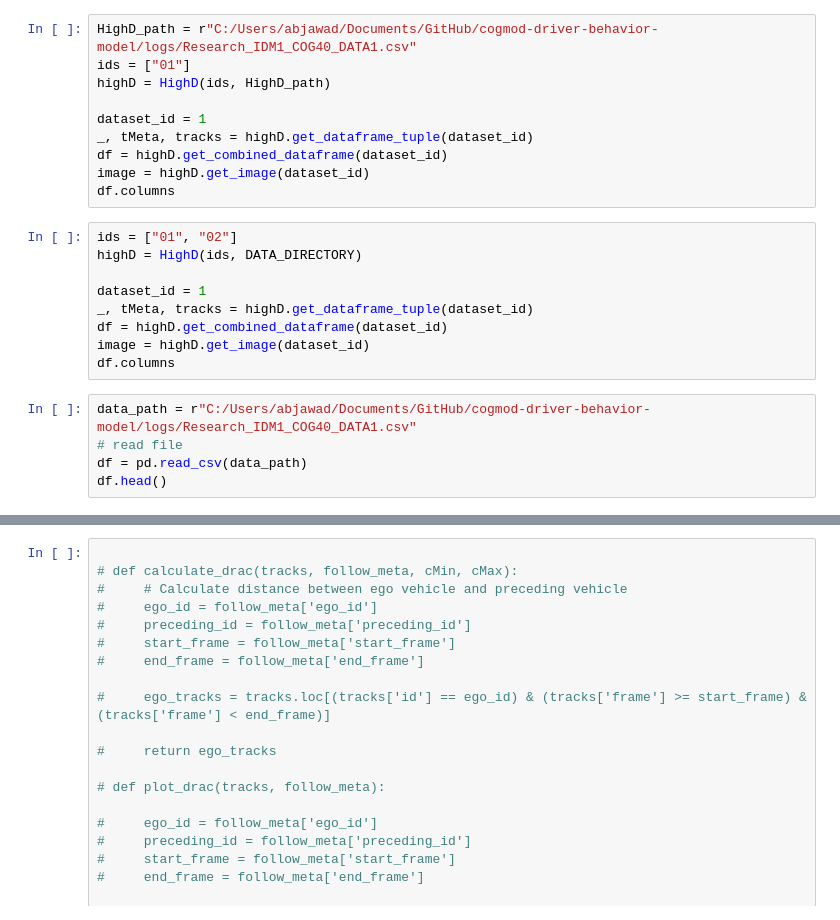
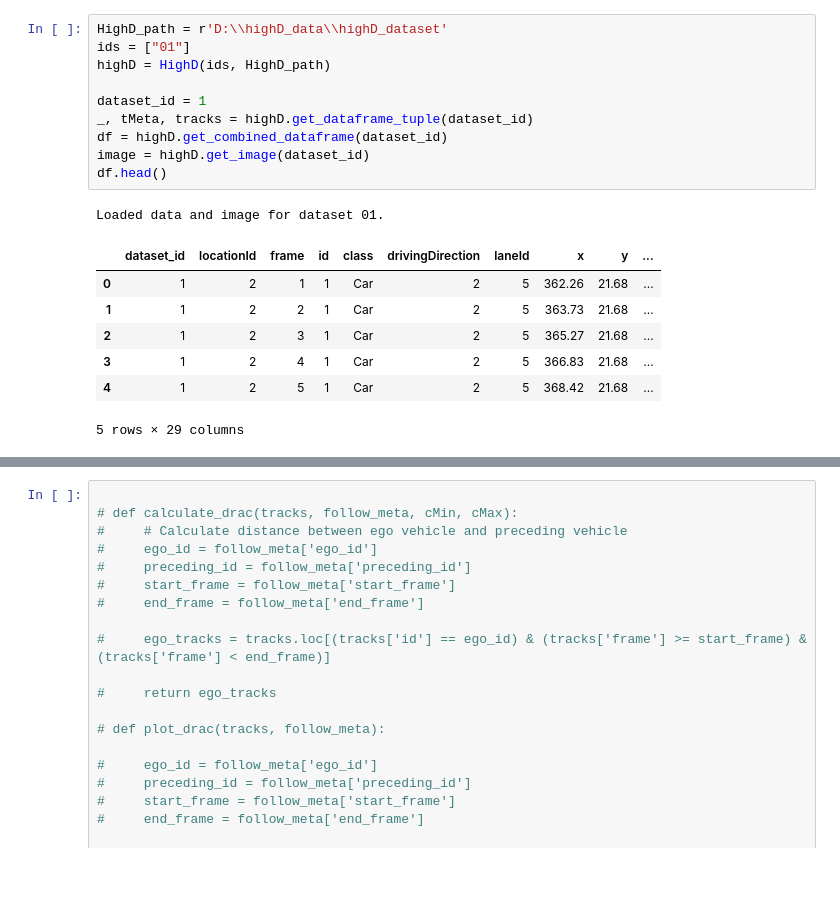
Before and after one commit to jawadefaj/CogMod-driver-behavior-model, a Jupyter notebook: notebooks/highD_cogmod_compare.ipynb, the cells around one changed output, grey strips where cells are left out. Cells and saved outputs as stored; diff of their text form; blank space fills up the shorter version.

```diff
--- a/notebooks/highD_cogmod_compare.ipynb
+++ b/notebooks/highD_cogmod_compare.ipynb
@@ -9,24 +54,19 @@ from lib.HighD import HighD
 # %%
-HighD_path = r"C:/Users/abjawad/Documents/GitHub/cogmod-driver-behavior-model/logs/Research_IDM1_COG40_DATA1.csv"
+HighD_path = r'D:\\highD_data\\highD_dataset'
 ids = ["01"]
 highD = HighD(ids, HighD_path)
 
 dataset_id = 1
 _, tMeta, tracks = highD.get_dataframe_tuple(dataset_id)
 df = highD.get_combined_dataframe(dataset_id)
 image = highD.get_image(dataset_id)
-df.columns
+df.head()
+# %% [output]
+Loaded data and image for dataset 01.
+|  | dataset_id | locationId | frame | id | class | drivingDirection | laneId | x | y | ... |
+| 0 | 1 | 2 | 1 | 1 | Car | 2 | 5 | 362.26 | 21.68 | ... |
+| 1 | 1 | 2 | 2 | 1 | Car | 2 | 5 | 363.73 | 21.68 | ... |
+| 2 | 1 | 2 | 3 | 1 | Car | 2 | 5 | 365.27 | 21.68 | ... |
+| 3 | 1 | 2 | 4 | 1 | Car | 2 | 5 | 366.83 | 21.68 | ... |
+| 4 | 1 | 2 | 5 | 1 | Car | 2 | 5 | 368.42 | 21.68 | ... |
+5 rows × 29 columns
-# %%
-ids = ["01", "02"]
-highD = HighD(ids, DATA_DIRECTORY)
-
-dataset_id = 1
-_, tMeta, tracks = highD.get_dataframe_tuple(dataset_id)
-df = highD.get_combined_dataframe(dataset_id)
-image = highD.get_image(dataset_id)
-df.columns
-# %%
-data_path = r"C:/Users/abjawad/Documents/GitHub/cogmod-driver-behavior-model/logs/Research_IDM1_COG40_DATA1.csv"
-# read file
-df = pd.read_csv(data_path)
-df.head()
```
Also changed, not shown: parts of 17 cells of this notebook, 4 other files.
